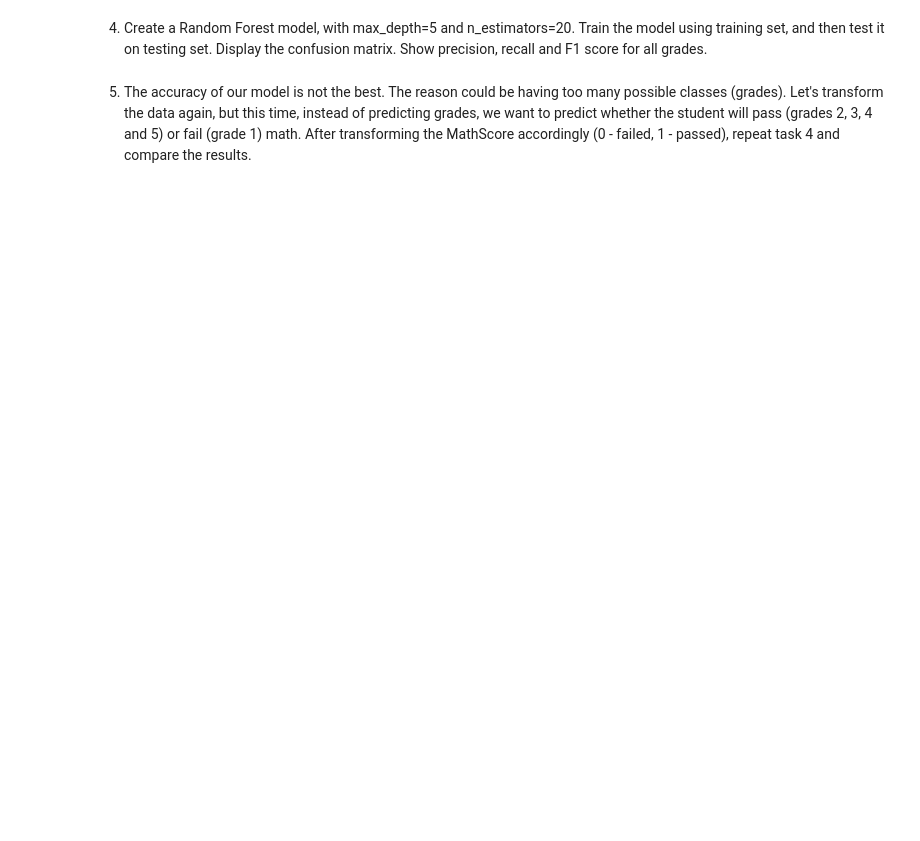
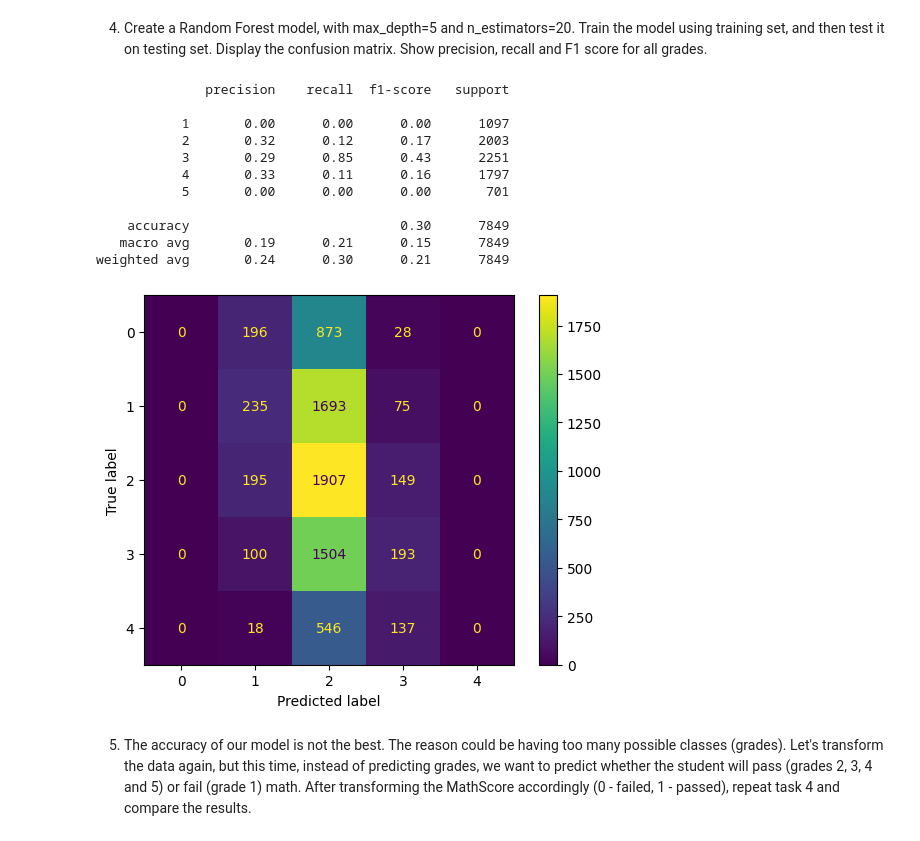
Before and after one commit to iscogonzalez18/IDS_FER, a Jupyter notebook: LabExercises/Homework6/cogsci_lab6.ipynb, the cells around one changed output. Drawn from its saved outputs; the diff is of its cells as text; code cells hidden in the pictures; blank space fills up the shorter version.

```diff
--- a/LabExercises/Homework6/cogsci_lab6.ipynb
+++ b/LabExercises/Homework6/cogsci_lab6.ipynb
@@ -17,0 +16,8 @@ from sklearn.metrics import classification_report, confusion_matrix, ConfusionMa
+# %%
+#solution
+data = pd.read_csv("../Homework1/students_score_clean.csv",index_col = 0)
+
+#drop non-numeric columns
+data = data.drop(['Gender', 'LunchType'], axis=1)
+
+data.head()
@@ -29,0 +42,5 @@ from sklearn.metrics import classification_report, confusion_matrix, ConfusionMa
+# %%
+#solution
+data['MathScore'] = pd.cut(data['MathScore'], bins=[0, 49, 62, 74, 87, 100], labels=[1, 2, 3, 4, 5])
+
+data.head()
@@ -33,0 +57,8 @@ from sklearn.metrics import classification_report, confusion_matrix, ConfusionMa
+# %%
+#X (all features except MathScore, ReadingScore, WritingScore) and y (MathScore)
+# transforming the data has set some values to NaN, so we need to drop them:
+data = data.dropna()
+print(data.isna().sum())
+
+X = data.drop(['MathScore','ReadingScore','WritingScore'],axis = 1)
+y = data['MathScore']
@@ -34,4 +84,5 @@ from sklearn.metrics import classification_report, confusion_matrix, ConfusionMa
 # %%
-#splitting the dataset into train and test
+#splitting the dataset into train and test 70/30
+X_train, X_test, y_train, y_test = train_test_split(X, y, test_size=0.3)
 # %% [markdown]
 4. Create a Random Forest model, with max_depth=5 and n_estimators=20. Train the model using training set, and then test it on testing set. Display the confusion matrix. Show precision, recall and F1 score for all grades.
@@ -40,3 +89,30 @@ from sklearn.metrics import classification_report, confusion_matrix, ConfusionMa
+# %%
+#Random Forest model
+rfc = RandomForestClassifier(max_depth=5, n_estimators=20)
+rfc.fit(X_train,y_train)
+
+#prediction
+y_pred = rfc.predict(X_test)
+
+#confusion matrix
+cm = confusion_matrix(y_test, y_pred)
+ConfusionMatrixDisplay(cm).plot()
+
+#Precision, Recall, F1-score
+print(classification_report(y_test, y_pred))
+# %% [output]
+              precision    recall  f1-score   support
+
+           1       0.00      0.00      0.00      1097
+           2       0.32      0.12      0.17      2003
+           3       0.29      0.85      0.43      2251
+           4       0.33      0.11      0.16      1797
+           5       0.00      0.00      0.00       701
+
+    accuracy                           0.30      7849
+   macro avg       0.19      0.21      0.15      7849
+weighted avg       0.24      0.30      0.21      7849
+[figure, added]
 # %% [markdown]
 5. The accuracy of our model is not the best. The reason could be having too many possible classes (grades). Let's transform the data again, but this time, instead of predicting grades, we want to predict whether the student will pass (grades 2, 3, 4 and 5) or fail (grade 1) math. After transforming the MathScore accordingly (0 - failed, 1 - passed), repeat task 4 and compare the results.
 # %%
```
Also changed, not shown: parts of 11 cells of this notebook, 2 other files.
